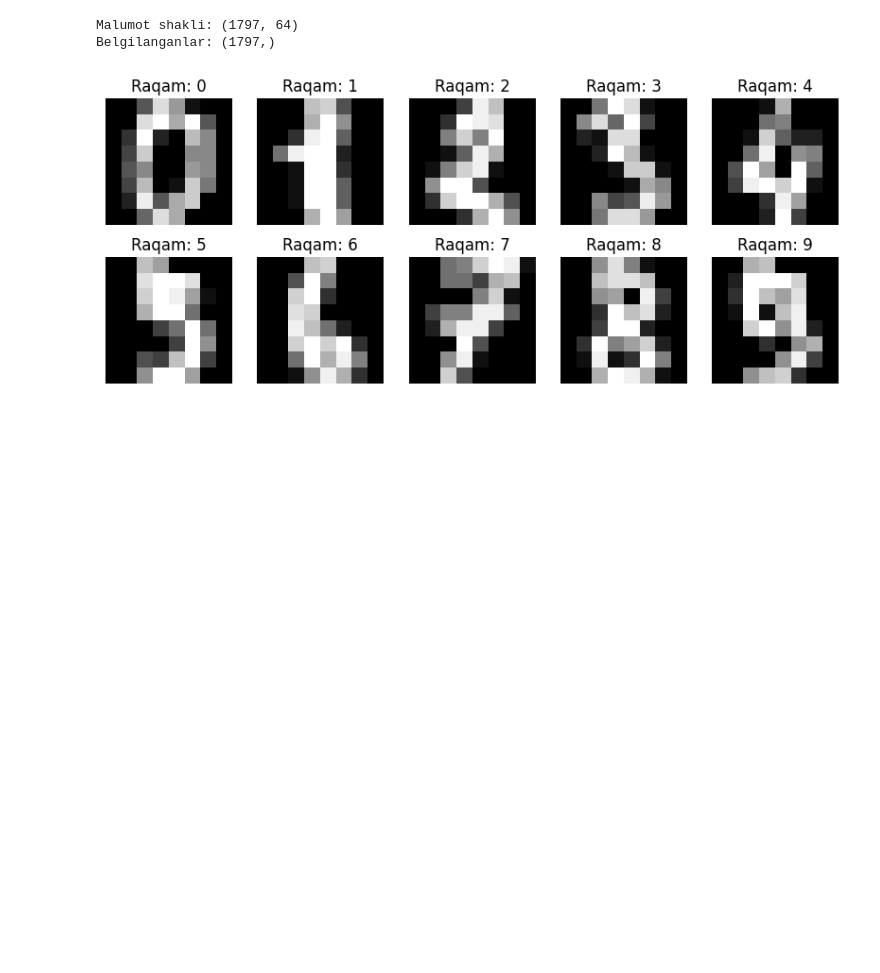
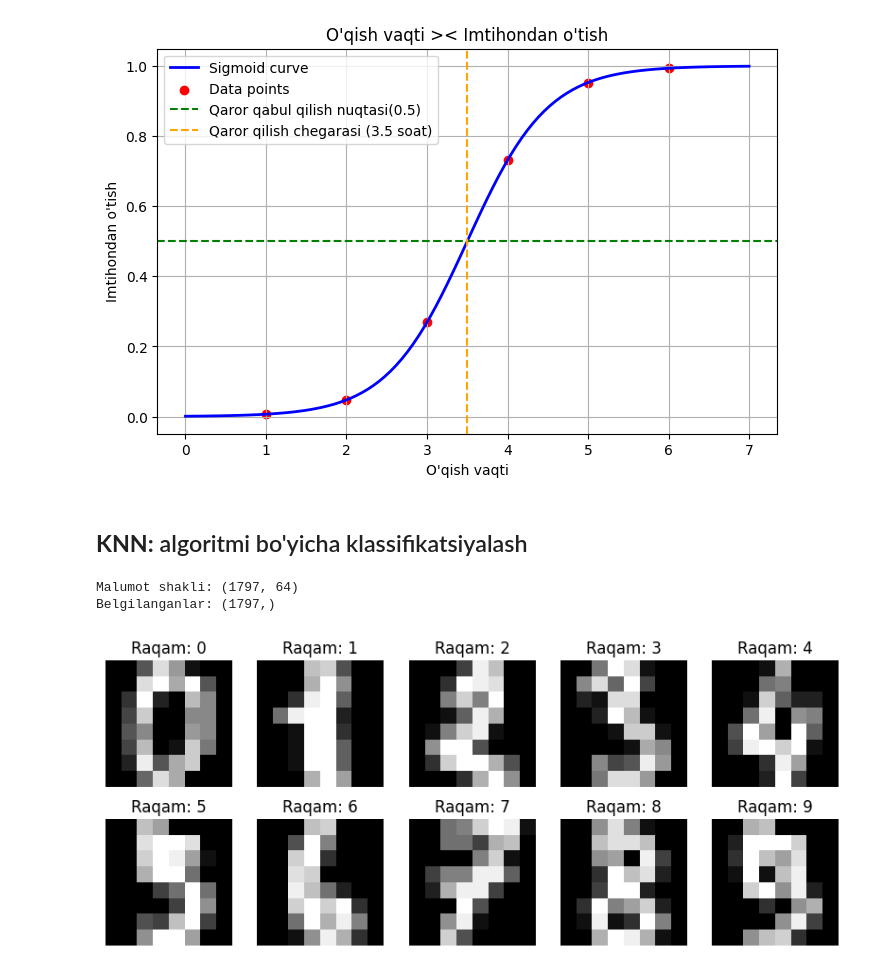
Before and after one commit to fartech00/Prompt-refining, a Jupyter notebook: TAFU_KNN.ipynb, the cells around one changed output. Drawn from its saved outputs; the diff is of its cells as text; code cells hidden in the pictures; blank space fills up the shorter version.

```diff
--- a/TAFU_KNN.ipynb
+++ b/TAFU_KNN.ipynb
@@ -1,5 +1,37 @@
 # %% [markdown]
 <a href="https://colab.research.google.com/github/fartech00/Prompt-refining/blob/main/TAFU_KNN.ipynb" target="_parent"><img src="https://colab.research.google.com/assets/colab-badge.svg" alt="Open In Colab"/></a>
+# %%
+import numpy as np
+import matplotlib.pyplot as plt
+
+
+def sigmoid(z):
+    return 1 / (1 + np.exp(-z))
+w1 = 2     # weight
+b = -7     # bias
+
+hours = np.linspace(0, 7, 100)
+z = w1 * hours + b
+prob = sigmoid(z)
+
+#Plot
+plt.figure(figsize=(8,5))
+plt.plot(hours, prob, color='blue', linewidth=2, label='Sigmoid curve')
+plt.scatter([1,2,3,4,5,6], sigmoid(w1*np.array([1,2,3,4,5,6])+b),
+            color='red', label='Data points')
+plt.axhline(0.5, color='green', linestyle='--', label='Qaror qabul qilish nuqtasi(0.5)')
+plt.axvline(3.5, color='orange', linestyle='--', label='Qaror qilish chegarasi (3.5 soat)')
+
+plt.title("O'qish vaqti >< Imtihondan o'tish")
+plt.xlabel("O'qish vaqti")
+plt.ylabel("Imtihondan o'tish")
+plt.legend()
+plt.grid(True)
+plt.show()
+# %% [output]
+[figure, added]
+# %% [markdown]
+## **KNN:** algoritmi bo'yicha klassifikatsiyalash
 # %%
 # ================================
 # 1: Kutibxonalarni chaqirib olamiz
```
Also changed, not shown: parts of 5 cells of this notebook.
